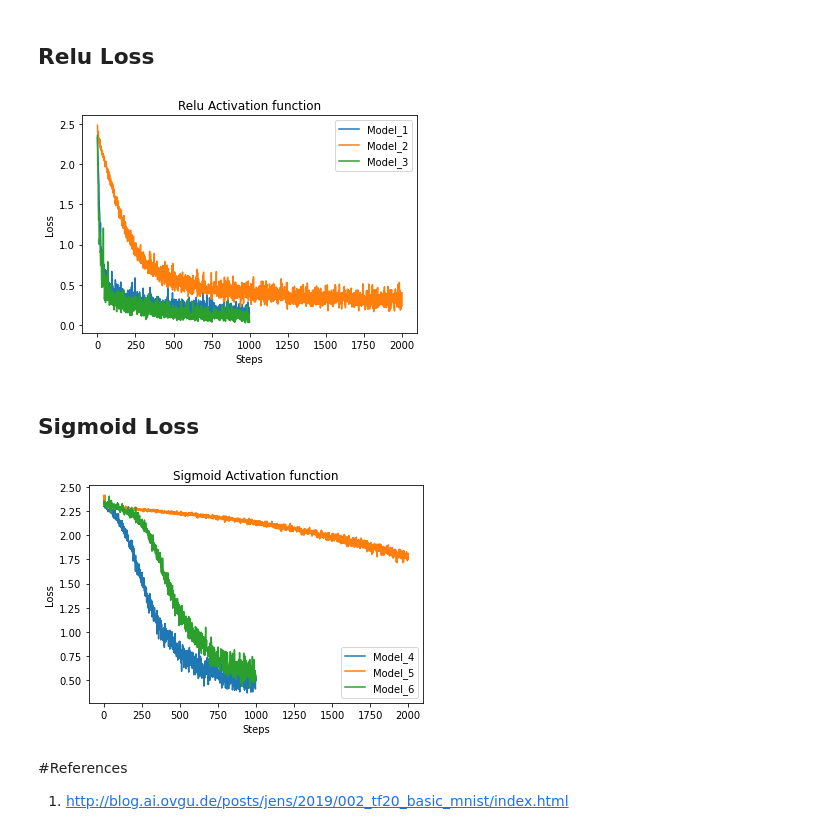
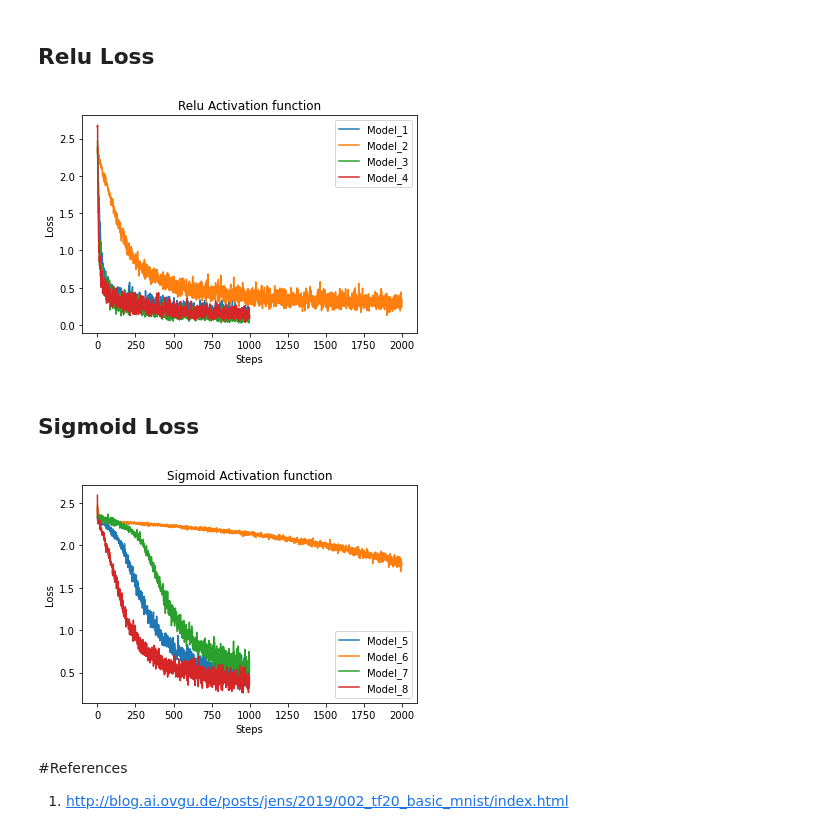
Before and after one commit to mannam95/Deep_Learning_Programming, a Jupyter notebook: Assignment1/Assignment_1_MLP.ipynb, the cells around one changed output. Drawn from its saved outputs; the diff is of its cells as text; code cells hidden in the pictures.

```diff
--- a/Assignment1/Assignment_1_MLP.ipynb
+++ b/Assignment1/Assignment_1_MLP.ipynb
@@ -76,6 +76,8 @@ plt.imshow(test_images[121], cmap="Greys_r")
 def dynamicActiFunc(actFun, currLogits):
   if actFun == "relu":
     return tf.nn.relu(currLogits)
+  elif actFun == "lrelu":
+    return tf.nn.leaky_relu(currLogits)
   elif actFun == "sigmoid":
     return tf.nn.sigmoid(currLogits)
   else:
@@ -253,5 +275,5 @@ modelConfig5 = {
 # %%
-modelConfig6 = {
+modelConfig7 = {
     "train_steps" : 1000,
     "learning_rate" : 0.1,
     "activation_func" : "sigmoid",
@@ -273,3 +297,21 @@ modelConfig6 = {
+# %%
+modelConfig8 = {
+    "train_steps" : 1000,
+    "learning_rate" : 0.1,
+    "activation_func" : "sigmoid",
+
+    "_weights" : [
+        tf.Variable(tf.random.uniform([784, 512], minval=-0.15, maxval=0.15, dtype=np.float32)),
+        tf.Variable(tf.random.uniform([512, 256], minval=-0.15, maxval=0.15, dtype=np.float32)),
+        tf.Variable(tf.random.uniform([256, 10], minval=-0.15, maxval=0.15, dtype=np.float32))
+    ],
+
+    "_biases" : [
+        tf.Variable(np.zeros(512, dtype=np.float32)),
+        tf.Variable(np.zeros(256, dtype=np.float32)),
+        tf.Variable(np.zeros(10, dtype=np.float32))
+    ]
+}
 # %% [markdown]
 #Models Training
 # %% [markdown]
@@ -312,10 +359,6 @@ Model3 End
 ##Sigmoid Models Training
 # %%
 sigmoid_models_Loss = []
-print("Model4 Start")
-sigmoid_models_Loss.append(model_Train(modelConfig4, reset_Data()))
-print("Model4 End")
-print("\n")
 
 print("Model5 Start")
 sigmoid_models_Loss.append(model_Train(modelConfig5, reset_Data()))
@@ -326,4 +369,14 @@ print("Model6 Start")
 sigmoid_models_Loss.append(model_Train(modelConfig6, reset_Data()))
 print("Model6 End")
 print("\n")
+
+print("Model7 Start")
+sigmoid_models_Loss.append(model_Train(modelConfig7, reset_Data()))
+print("Model7 End")
+print("\n")
+
+print("Model8 Start")
+sigmoid_models_Loss.append(model_Train(modelConfig8, reset_Data()))
+print("Model8 End")
+print("\n")
 # %% [output]
@@ -352,26 +405,28 @@ Model6 End
 plt.plot(relu_models_Loss[0], label='Model_1')
 plt.plot(relu_models_Loss[1], label='Model_2')
 plt.plot(relu_models_Loss[2], label='Model_3')
+plt.plot(relu_models_Loss[3], label='Model_4')
 plt.xlabel('Steps')
 plt.ylabel('Loss')
 plt.title('Relu Activation function')
 plt.legend()
 plt.show()
 # %% [output]
-[figure, old version]
+[figure, new version]
 # %% [markdown]
 ## Sigmoid Loss
 # %%
-plt.plot(sigmoid_models_Loss[0], label='Model_4')
-plt.plot(sigmoid_models_Loss[1], label='Model_5')
-plt.plot(sigmoid_models_Loss[2], label='Model_6')
+plt.plot(sigmoid_models_Loss[0], label='Model_5')
+plt.plot(sigmoid_models_Loss[1], label='Model_6')
+plt.plot(sigmoid_models_Loss[2], label='Model_7')
+plt.plot(sigmoid_models_Loss[3], label='Model_8')
 plt.xlabel('Steps')
 plt.ylabel('Loss')
 plt.title('Sigmoid Activation function')
 plt.legend()
 plt.show()
 # %% [output]
-[figure, old version]
+[figure, new version]
 # %% [markdown]
 #References
 
```
Also changed, not shown: parts of 11 cells of this notebook.
